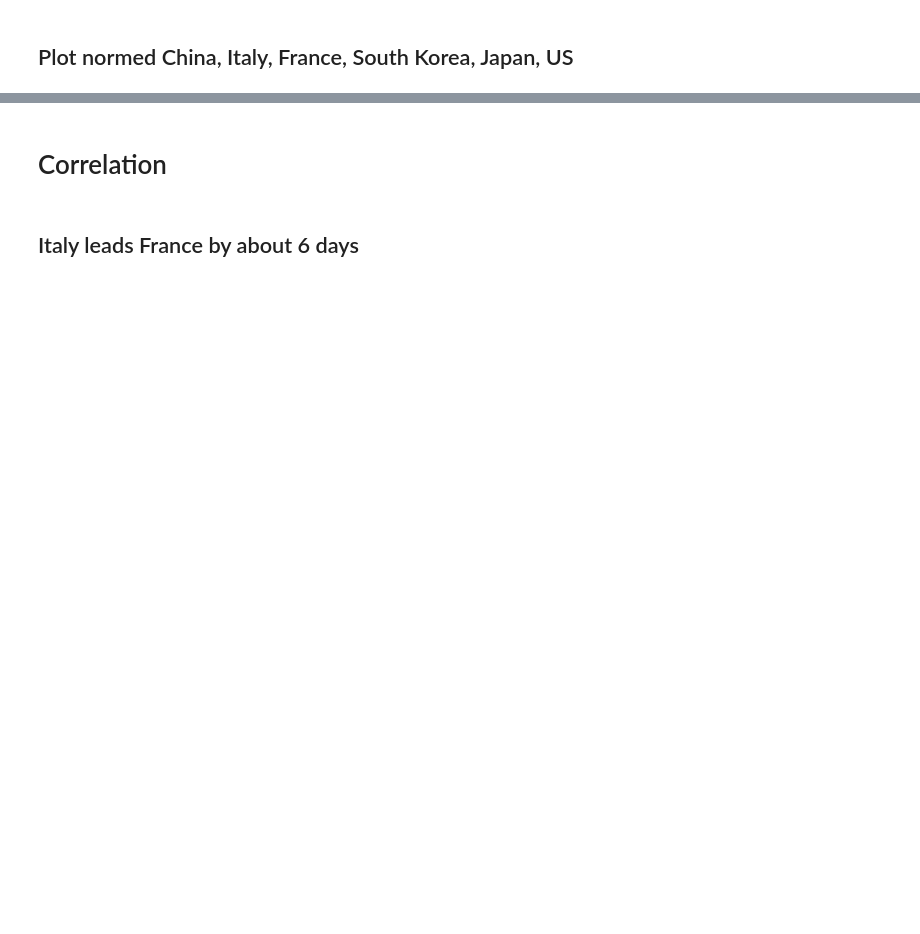
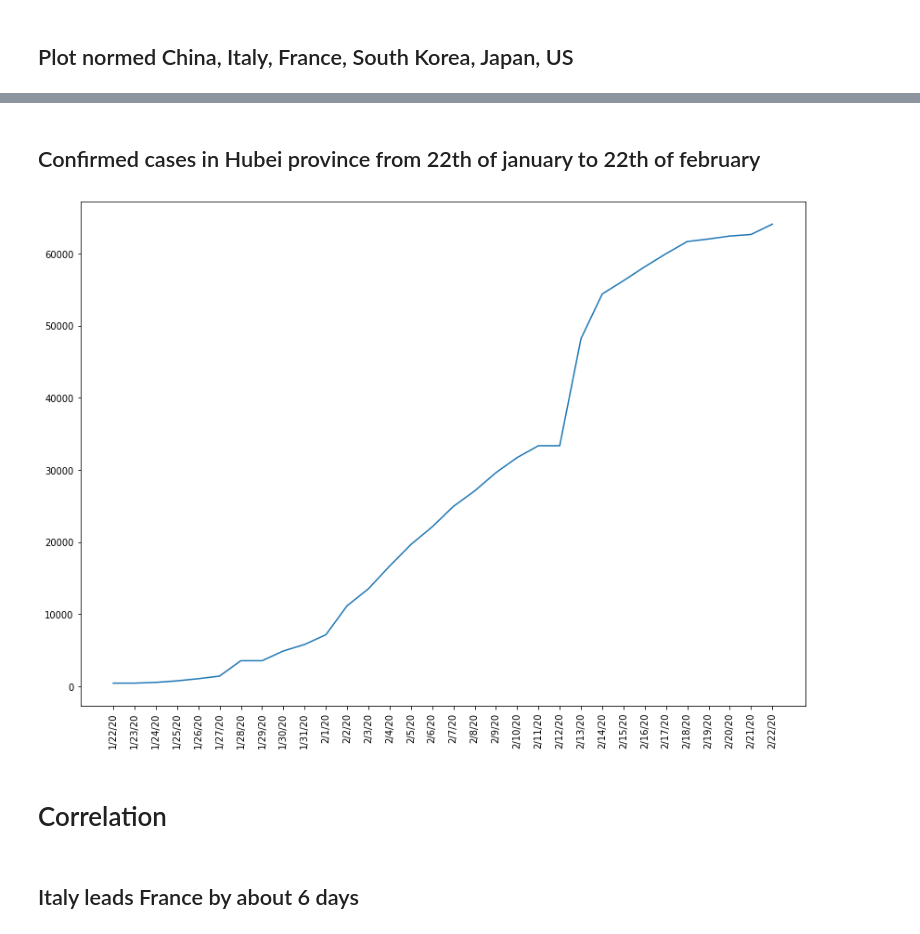
Before and after one commit to ClementBM/Experiment_Coronavius, a Jupyter notebook: notebook/Coronavirus_By_Country.ipynb, the cells around one changed output, grey strips where cells are left out. Saved outputs shown, nothing was run; the diff lists cells and outputs as text; code cells hidden in the pictures; blank space fills up the shorter version.

```diff
--- a/notebook/Coronavirus_By_Country.ipynb
+++ b/notebook/Coronavirus_By_Country.ipynb
@@ -165,3 +166,13 @@ plot_by_country(df_bycountry_norm, ["Mainland China", "France", "Italy", "South
+# %% [markdown]
+## Confirmed cases in Hubei province from 22th of january to 22th of february
+# %%
+df_byprovince = df_confirmed.groupby("Province/State").sum()
+plt.subplots(figsize = (14,10))
+lines = plt.plot(df_byprovince.loc["Hubei",:"2/22/20"].T)
+plt.xticks(rotation=90)
+plt.show()
+# %% [output]
+[figure, added]
 # %% [markdown]
 # Correlation
 # %%
```
Also changed, not shown: parts of 13 cells of this notebook, 2 other files.
